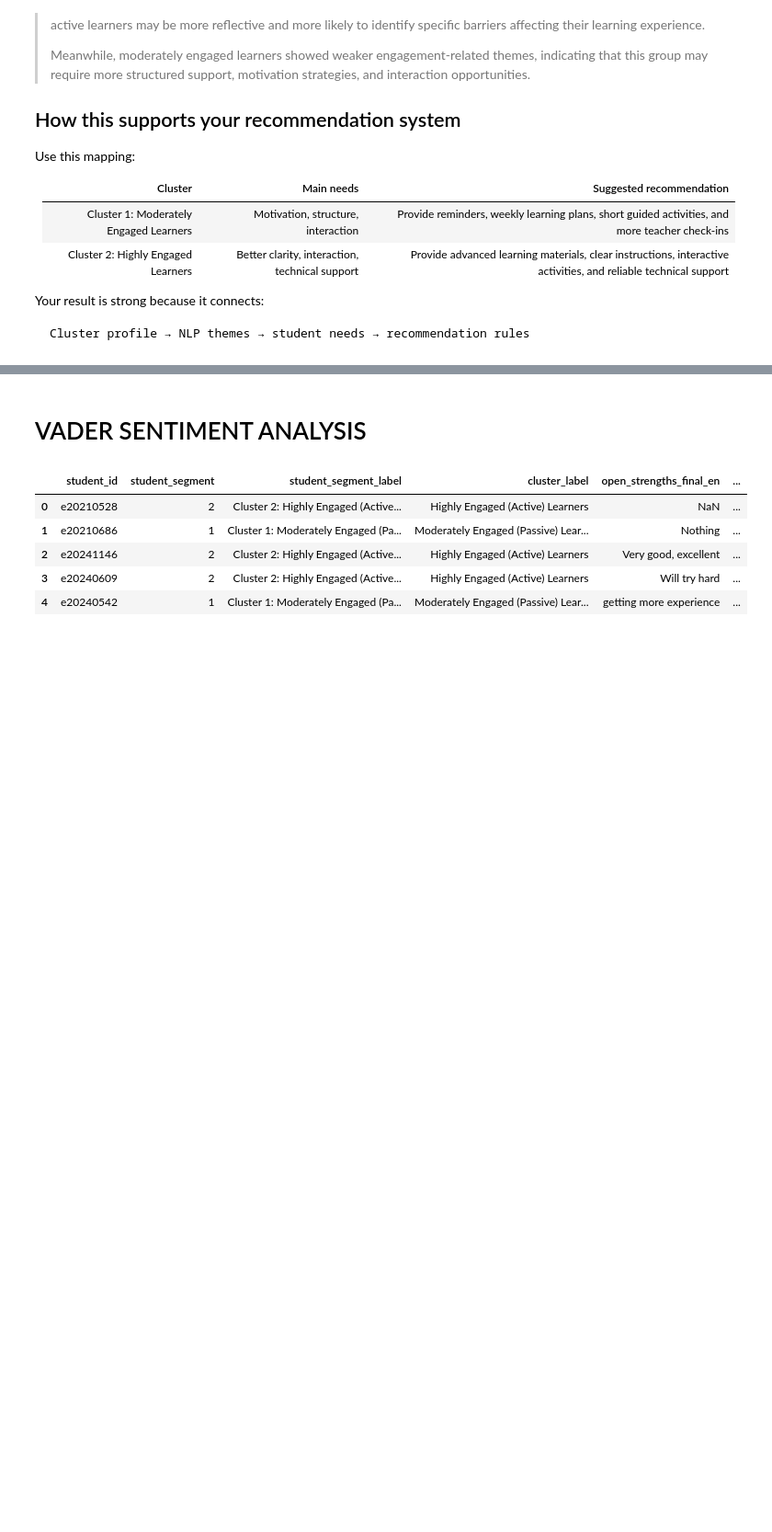
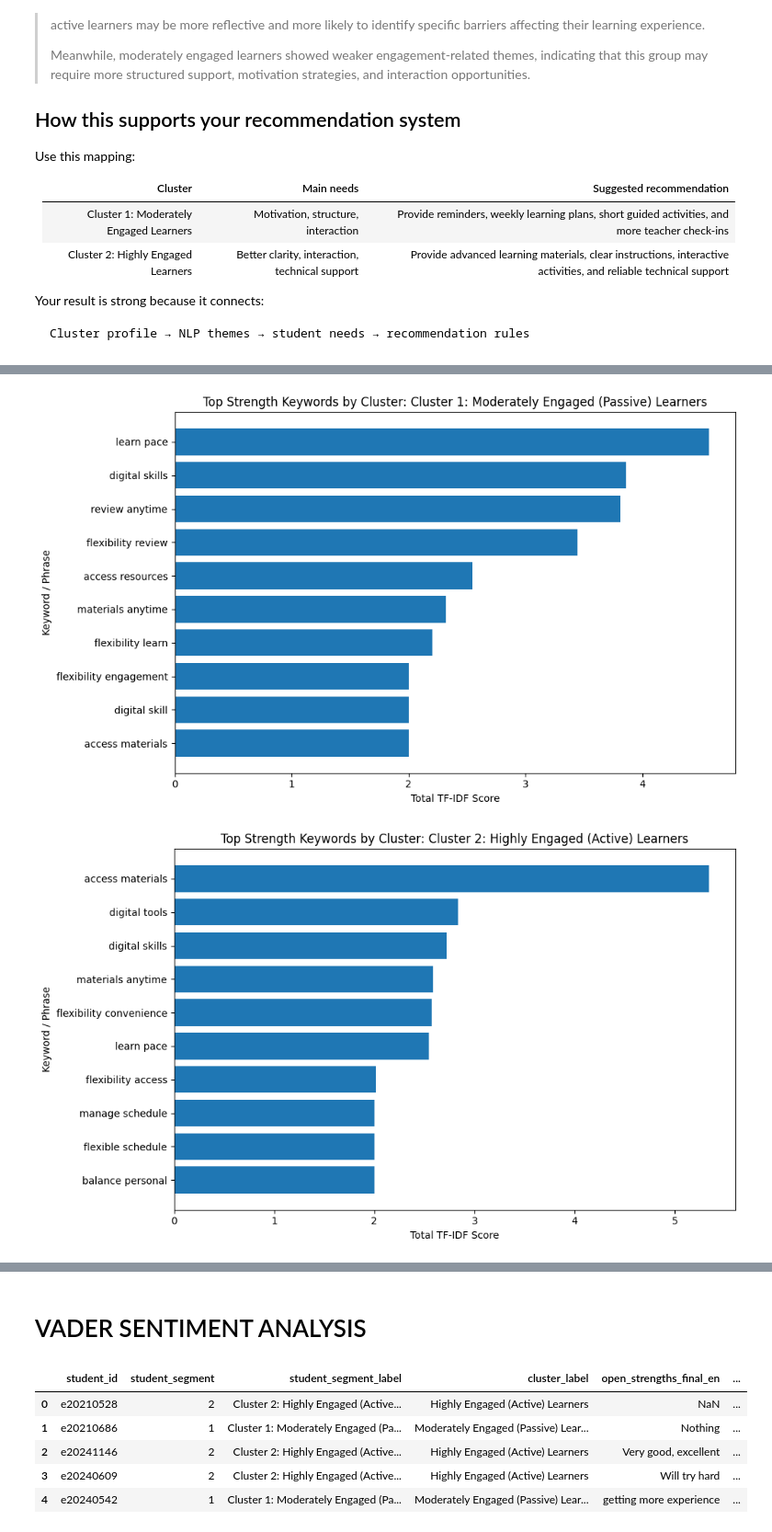
Before and after one commit to Ratnatepy/Blended-Learning, a Jupyter notebook: notebook/06-nlp.ipynb, the cells around one changed output, grey strips where cells are left out. Shown at 92% size. Cells and saved outputs as stored; diff of their text form; code cells hidden in the pictures; blank space fills up the shorter version.

```diff
--- a/notebook/06-nlp.ipynb
+++ b/notebook/06-nlp.ipynb
@@ -555,0 +730,45 @@ Cluster profile → NLP themes → student needs → recommendation rules
+# %%
+# =========================================================
+# VISUALIZE TOP KEYWORDS BY CLUSTER
+# =========================================================
+
+def plot_keywords_by_cluster(cluster_keyword_df, title, top_n=10):
+    if cluster_keyword_df.empty:
+        print(f"No keyword data available for: {title}")
+        return
+
+    clusters = cluster_keyword_df["cluster_label"].dropna().unique()
+
+    for cluster_label in clusters:
+        plot_df = (
+            cluster_keyword_df[
+                cluster_keyword_df["cluster_label"] == cluster_label
+            ]
+            .sort_values("tfidf_score", ascending=False)
+            .head(top_n)
+            .sort_values("tfidf_score", ascending=True)
+        )
+
+        plt.figure(figsize=(10, 6))
+        plt.barh(plot_df["keyword"], plot_df["tfidf_score"])
+        plt.xlabel("Total TF-IDF Score")
+        plt.ylabel("Keyword / Phrase")
+        plt.title(f"{title}: {cluster_label}")
+        plt.tight_layout()
+        plt.show()
+
+
+plot_keywords_by_cluster(
+    cluster_strength_keywords,
+    "Top Strength Keywords by Cluster",
+    top_n=10
+)
+
+plot_keywords_by_cluster(
+    cluster_challenge_keywords,
+    "Top Challenge / Suggestion Keywords by Cluster",
+    top_n=10
+)
+# %% [output]
+[figure, added]
+[figure, added]
```
Also changed, not shown: parts of 10 cells of this notebook, 10 other files.
